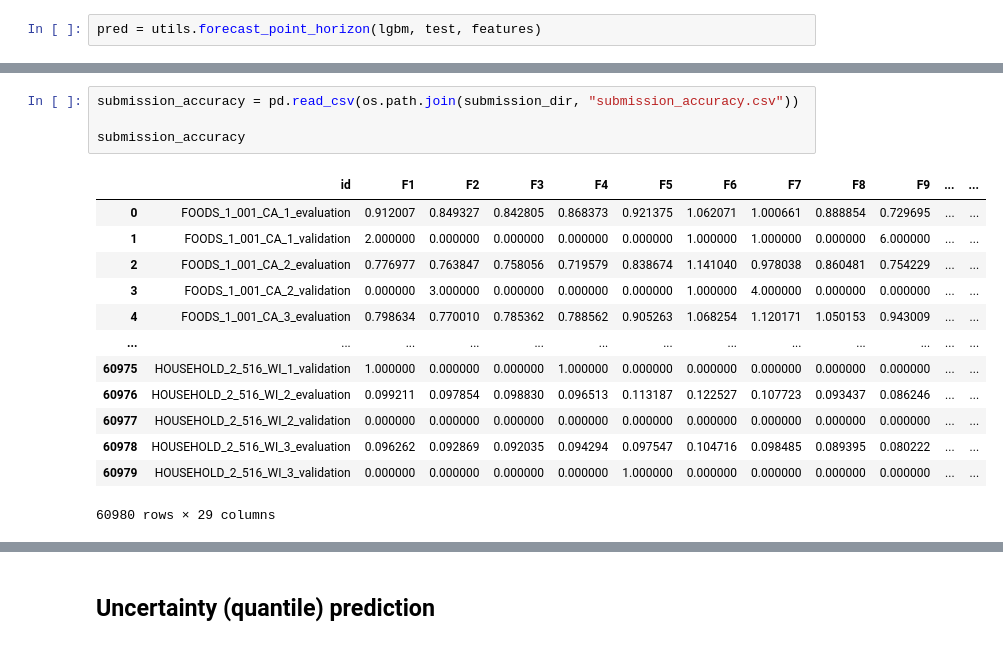
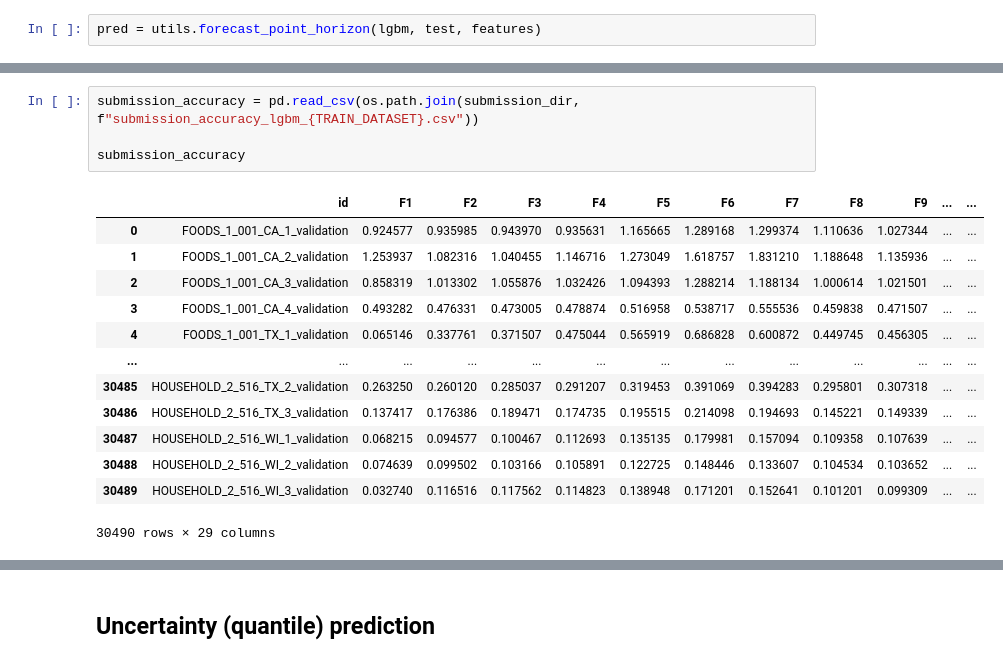
Before and after one commit to Lu-Zetian/m5-forecasting, a Jupyter notebook: main.ipynb, the cells around one changed output, grey strips where cells are left out. Drawn from its saved outputs; the diff is of its cells as text.

```diff
--- a/main.ipynb
+++ b/main.ipynb
@@ -193,20 +279,20 @@ utils.save_accuracy_submission(
 # %% [output]
 True
 # %%
-submission_accuracy = pd.read_csv(os.path.join(submission_dir, "submission_accuracy.csv"))
+submission_accuracy = pd.read_csv(os.path.join(submission_dir, f"submission_accuracy_lgbm_{TRAIN_DATASET}.csv"))
 
 submission_accuracy
 # %% [output]
 |  | id | F1 | F2 | F3 | F4 | F5 | F6 | F7 | F8 | F9 | ... | ... |
-| 0 | FOODS_1_001_CA_1_evaluation | 0.912007 | 0.849327 | 0.842805 | 0.868373 | 0.921375 | 1.062071 | 1.000661 | 0.888854 | 0.729695 | ... | ... |
-| 1 | FOODS_1_001_CA_1_validation | 2.000000 | 0.000000 | 0.000000 | 0.000000 | 0.000000 | 1.000000 | 1.000000 | 0.000000 | 6.000000 | ... | ... |
-| 2 | FOODS_1_001_CA_2_evaluation | 0.776977 | 0.763847 | 0.758056 | 0.719579 | 0.838674 | 1.141040 | 0.978038 | 0.860481 | 0.754229 | ... | ... |
-| 3 | FOODS_1_001_CA_2_validation | 0.000000 | 3.000000 | 0.000000 | 0.000000 | 0.000000 | 1.000000 | 4.000000 | 0.000000 | 0.000000 | ... | ... |
-| 4 | FOODS_1_001_CA_3_evaluation | 0.798634 | 0.770010 | 0.785362 | 0.788562 | 0.905263 | 1.068254 | 1.120171 | 1.050153 | 0.943009 | ... | ... |
+| 0 | FOODS_1_001_CA_1_validation | 0.924577 | 0.935985 | 0.943970 | 0.935631 | 1.165665 | 1.289168 | 1.299374 | 1.110636 | 1.027344 | ... | ... |
+| 1 | FOODS_1_001_CA_2_validation | 1.253937 | 1.082316 | 1.040455 | 1.146716 | 1.273049 | 1.618757 | 1.831210 | 1.188648 | 1.135936 | ... | ... |
+| 2 | FOODS_1_001_CA_3_validation | 0.858319 | 1.013302 | 1.055876 | 1.032426 | 1.094393 | 1.288214 | 1.188134 | 1.000614 | 1.021501 | ... | ... |
+| 3 | FOODS_1_001_CA_4_validation | 0.493282 | 0.476331 | 0.473005 | 0.478874 | 0.516958 | 0.538717 | 0.555536 | 0.459838 | 0.471507 | ... | ... |
+| 4 | FOODS_1_001_TX_1_validation | 0.065146 | 0.337761 | 0.371507 | 0.475044 | 0.565919 | 0.686828 | 0.600872 | 0.449745 | 0.456305 | ... | ... |
 | ... | ... | ... | ... | ... | ... | ... | ... | ... | ... | ... | ... | ... |
-| 60975 | HOUSEHOLD_2_516_WI_1_validation | 1.000000 | 0.000000 | 0.000000 | 1.000000 | 0.000000 | 0.000000 | 0.000000 | 0.000000 | 0.000000 | ... | ... |
-| 60976 | HOUSEHOLD_2_516_WI_2_evaluation | 0.099211 | 0.097854 | 0.098830 | 0.096513 | 0.113187 | 0.122527 | 0.107723 | 0.093437 | 0.086246 | ... | ... |
-| 60977 | HOUSEHOLD_2_516_WI_2_validation | 0.000000 | 0.000000 | 0.000000 | 0.000000 | 0.000000 | 0.000000 | 0.000000 | 0.000000 | 0.000000 | ... | ... |
-| 60978 | HOUSEHOLD_2_516_WI_3_evaluation | 0.096262 | 0.092869 | 0.092035 | 0.094294 | 0.097547 | 0.104716 | 0.098485 | 0.089395 | 0.080222 | ... | ... |
-| 60979 | HOUSEHOLD_2_516_WI_3_validation | 0.000000 | 0.000000 | 0.000000 | 0.000000 | 1.000000 | 0.000000 | 0.000000 | 0.000000 | 0.000000 | ... | ... |
+| 30485 | HOUSEHOLD_2_516_TX_2_validation | 0.263250 | 0.260120 | 0.285037 | 0.291207 | 0.319453 | 0.391069 | 0.394283 | 0.295801 | 0.307318 | ... | ... |
+| 30486 | HOUSEHOLD_2_516_TX_3_validation | 0.137417 | 0.176386 | 0.189471 | 0.174735 | 0.195515 | 0.214098 | 0.194693 | 0.145221 | 0.149339 | ... | ... |
+| 30487 | HOUSEHOLD_2_516_WI_1_validation | 0.068215 | 0.094577 | 0.100467 | 0.112693 | 0.135135 | 0.179981 | 0.157094 | 0.109358 | 0.107639 | ... | ... |
+| 30488 | HOUSEHOLD_2_516_WI_2_validation | 0.074639 | 0.099502 | 0.103166 | 0.105891 | 0.122725 | 0.148446 | 0.133607 | 0.104534 | 0.103652 | ... | ... |
+| 30489 | HOUSEHOLD_2_516_WI_3_validation | 0.032740 | 0.116516 | 0.117562 | 0.114823 | 0.138948 | 0.171201 | 0.152641 | 0.101201 | 0.099309 | ... | ... |
-60980 rows × 29 columns
+30490 rows × 29 columns
```
Also changed, not shown: parts of 31 cells of this notebook, 17 other files.
